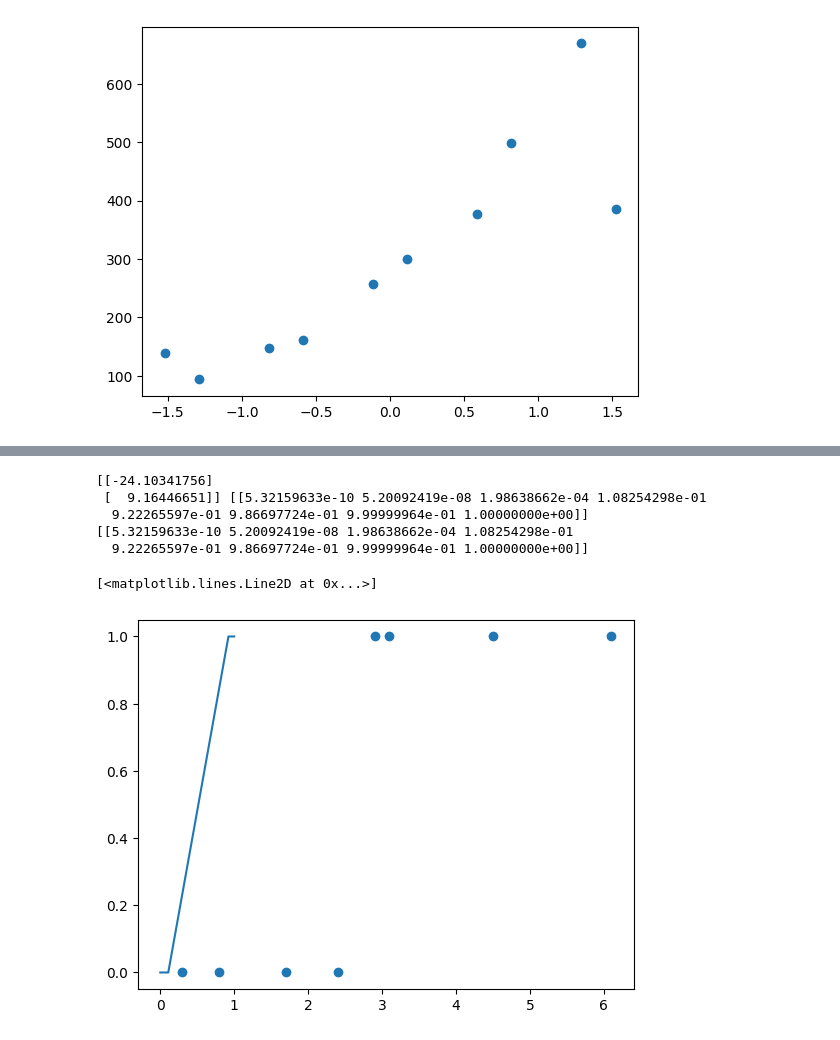
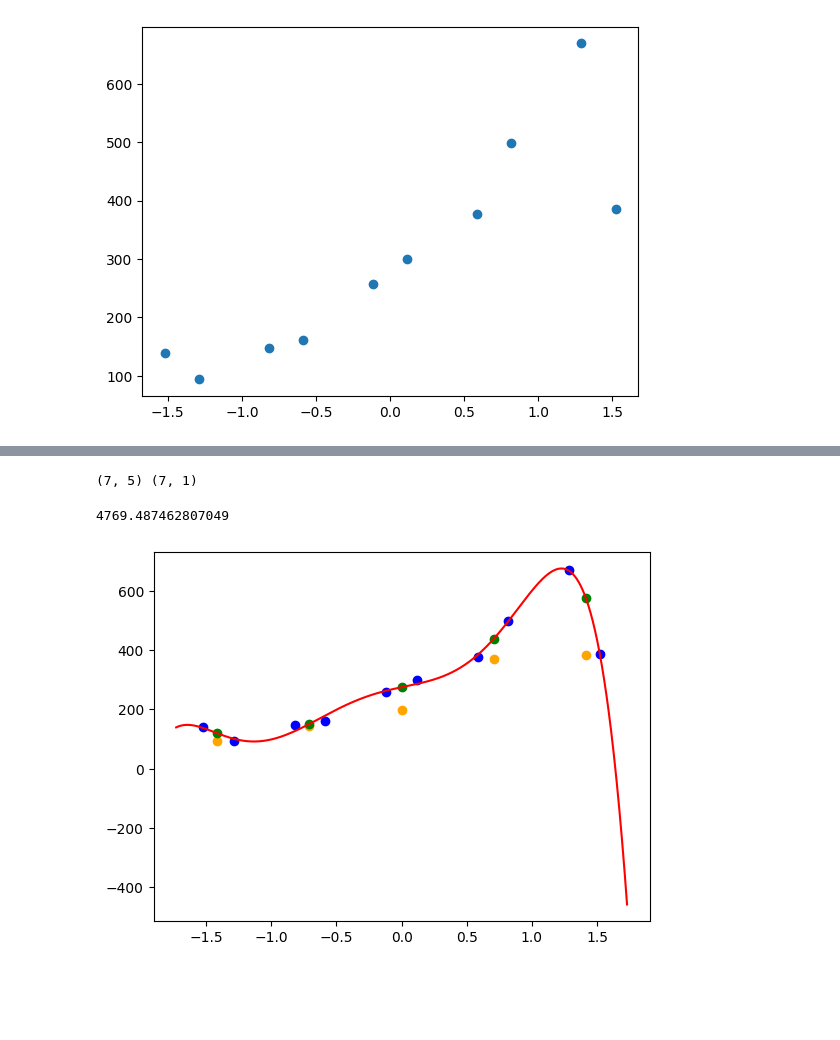
Before and after one commit to JakubStyczen/MachineLearining, a Jupyter notebook: Overfitting/ML_LAB4.ipynb, the cells around one changed output, grey strips where cells are left out. Cells and saved outputs as stored; diff of their text form; code cells hidden in the pictures; blank space fills up the shorter version.

```diff
--- a/Overfitting/ML_LAB4.ipynb
+++ b/Overfitting/ML_LAB4.ipynb
@@ -84 +197,25 @@ alpha = 0.01  # learning rate
+# %%
+with open("./lin_reg_test.csv") as f:
+    csv_reader = csv.reader(f)
+    examples = []
+    for row in csv_reader:
+        examples.append([float(cell) for cell in row])
+    data = np.array(examples)
+x_test = data[:, 0]
+y_test = data[:, 1]
+# plt.scatter(x_test, y_test)
+x_test_vals = standard_scaler.fit_transform(x_test.reshape(-1, 1))
+x_test_values = poly_features.transform(x_test_vals)
+result_test = th.T @ x_test_values.T
+# x_poly_values_test = poly_features.transform(x_test.reshape(-1, 1))  # Generowanie cech wielomianowych dla punktów x_values
+# y_pred_test = lin_reg.predict(x_poly_values_test)
+plt.scatter(x_train, y, color='blue', label='Punkty oryginalne')
+plt.scatter(x_test_vals , y_test, color='orange', label='Punkty testowe')
+plt.scatter(x_test_vals, result_test.T, color='green', label='Wykres dopasowany')
+plt.plot(x_values, result.T, color='red', label='Wykres dopasowany')
+calculate_cost_ndim(x_test_values.T, y_test.reshape(-1, 1).T, th)
+# %% [output]
+(7, 5) (7, 1)
+4769.487462807049
+[figure, added]
 # %%
@@ -122,18 +268,0 @@ def gradient(X, y, theta, alpha, eps):
-# %%
-theta, h_x = gradient_descent_ndim(X, y, np.array([[0], [0]]), alpha, eps)
-print(theta, h_x)
-# h = calculate_cost(X, y, theta)
-# print(h)
-# colors = ['r' if val > boundary  else 'b' for val in cost]
-plt.scatter(X[1].T, y.T)
-h_x = h_fun(X, theta)
-print(h_x)
-plt.plot(h_x.T, y.T)
-# %% [output]
-[[-24.10341756]
- [  9.16446651]] [[5.32159633e-10 5.20092419e-08 1.98638662e-04 1.08254298e-01
-  9.22265597e-01 9.86697724e-01 9.99999964e-01 1.00000000e+00]]
-[[5.32159633e-10 5.20092419e-08 1.98638662e-04 1.08254298e-01
-  9.22265597e-01 9.86697724e-01 9.99999964e-01 1.00000000e+00]]
-[<matplotlib.lines.Line2D at 0x...>]
-[figure, removed]
```
Also changed, not shown: parts of 28 cells of this notebook, 2 other files.
